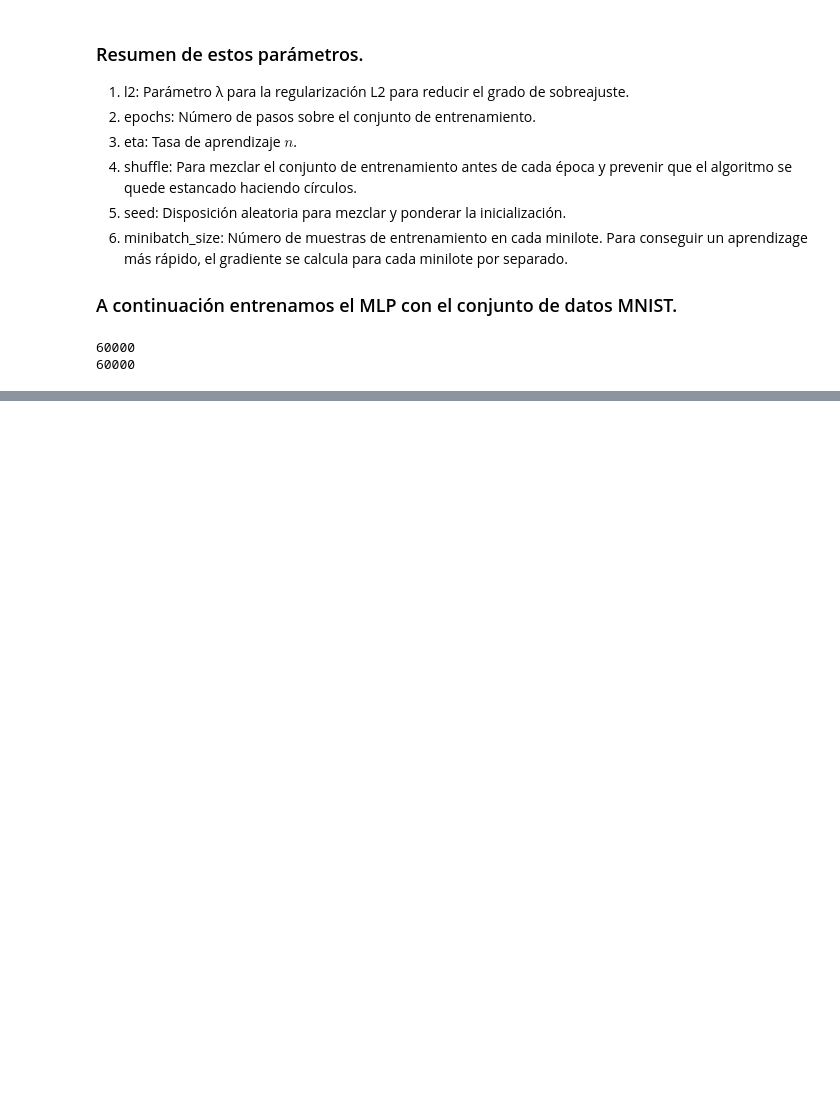
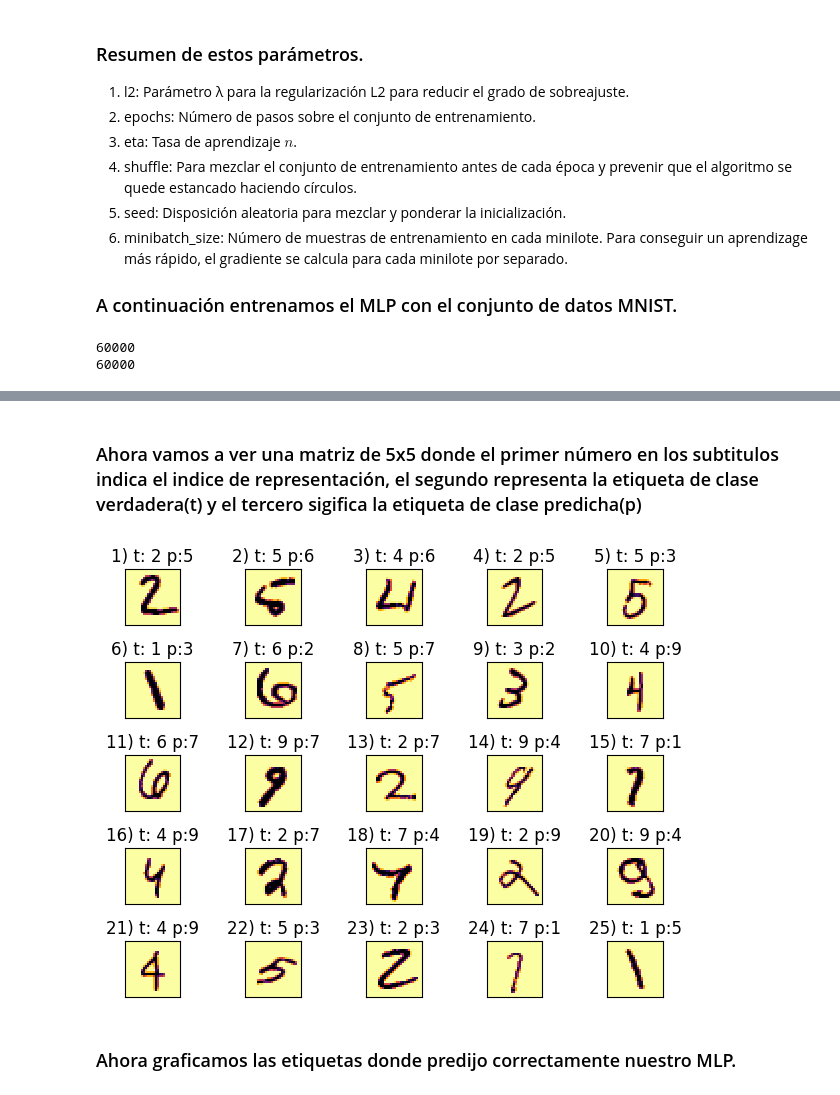
Before and after one commit to juancaalcaraz/practicaML, a Jupyter notebook: BackPropagationNumpy.ipynb, the cells around one changed output, grey strips where cells are left out. Cells and saved outputs as stored; diff of their text form; code cells hidden in the pictures; blank space fills up the shorter version.

```diff
--- a/BackPropagationNumpy.ipynb
+++ b/BackPropagationNumpy.ipynb
@@ -358,0 +397,23 @@ nn.fit(X_train=X_train[:55000],
+# %% [markdown]
+### Ahora vamos a ver una matriz de 5x5 donde el primer número en los subtitulos indica el indice de representación, el segundo representa la etiqueta de clase verdadera(t) y el tercero sigifica la etiqueta de clase predicha(p)
+# %%
+fig, ax = plt.subplots(nrows=5,
+                       ncols=5,
+                       sharex= True,
+                       sharey= True)
+ax = ax.flatten()
+for i in range(25):
+  img = miscl_img[i].reshape(28, 28)
+  ax[i].imshow(img,
+               cmap='inferno_r',
+               interpolation='nearest')
+  ax[i].set_title('%d) t: %d p:%d'%(i+1, correct_lab[i], miscl_lab[i]))
+
+ax[0].set_xticks([])
+ax[0].set_yticks([])
+plt.tight_layout()
+plt.show()
+# %% [output]
+[figure, added]
+# %% [markdown]
+### Ahora graficamos las etiquetas donde predijo correctamente nuestro MLP.
```
Also changed, not shown: parts of 15 cells of this notebook.
